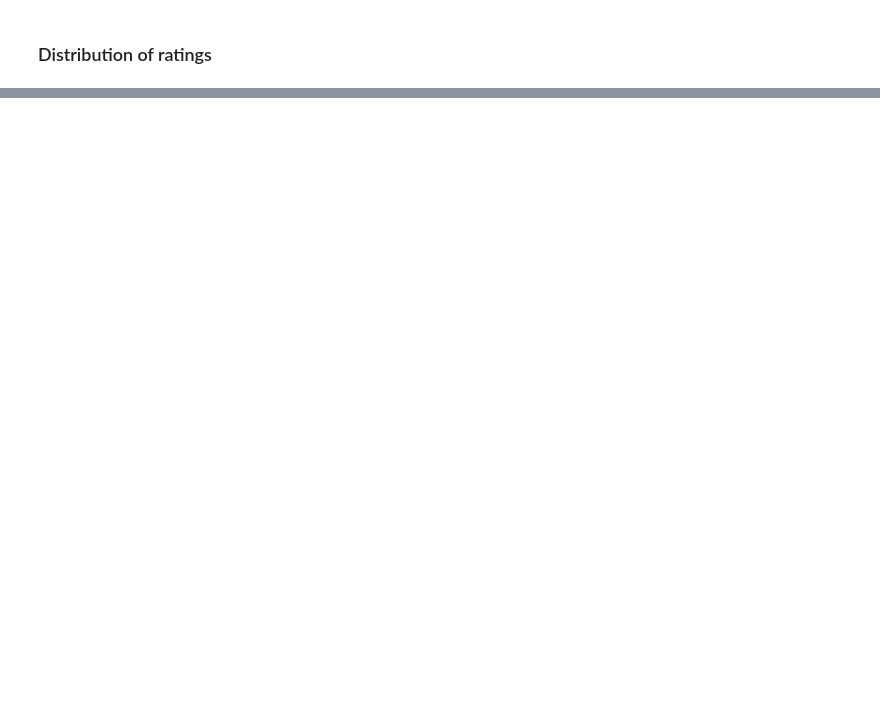
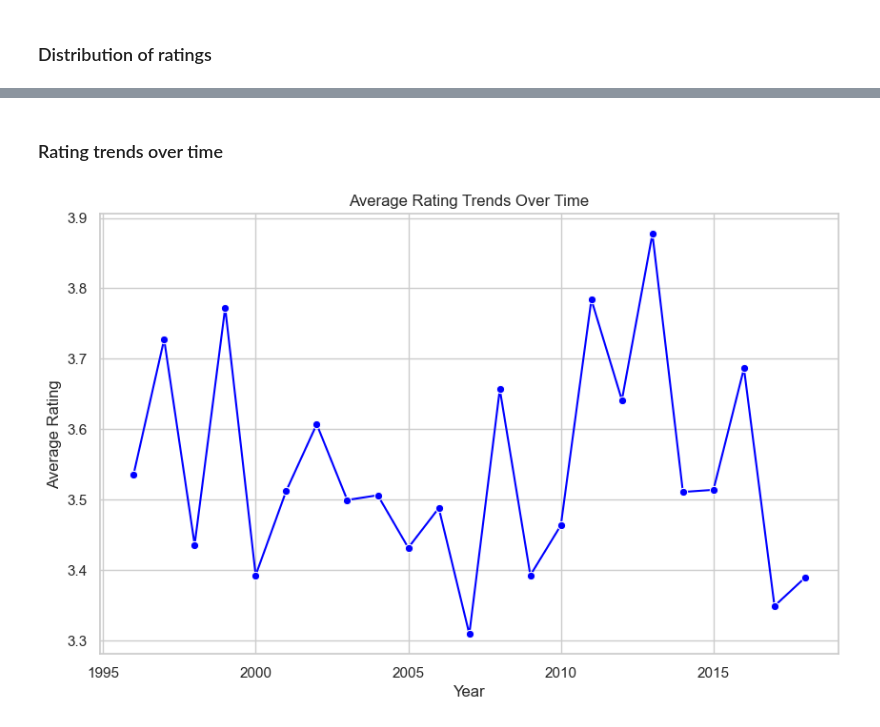
Before and after one commit to KPaul404/Phase-4-Project, a Jupyter notebook: index.ipynb, the cells around one changed output, grey strips where cells are left out. Drawn from its saved outputs; the diff is of its cells as text; code cells hidden in the pictures; blank space fills up the shorter version.

```diff
--- a/index.ipynb
+++ b/index.ipynb
@@ -276,0 +341,25 @@ plt.show()
+# %% [markdown]
+### Rating trends over time
+# %%
+# Convert timestamp to datetime
+ratings_df['timestamp'] = pd.to_datetime(ratings_df['timestamp'], unit='s')
+
+# Group by year and calculate the mean rating per year
+ratings_per_year = ratings_df.groupby(ratings_df['timestamp'].dt.year)['rating'].mean().reset_index()
+
+# Set the Seaborn style
+sns.set(style="whitegrid")
+
+# Create a line plot using Seaborn
+plt.figure(figsize=(10, 6))
+sns.lineplot(x='timestamp', y='rating', data=ratings_per_year, marker='o', color='blue')
+
+# Set plot title and labels
+plt.title('Average Rating Trends Over Time')
+plt.xlabel('Year')
+plt.ylabel('Average Rating')
+
+# Display the plot
+plt.show()
+# %% [output]
+[figure, added]
```
Also changed, not shown: parts of 16 cells of this notebook.
